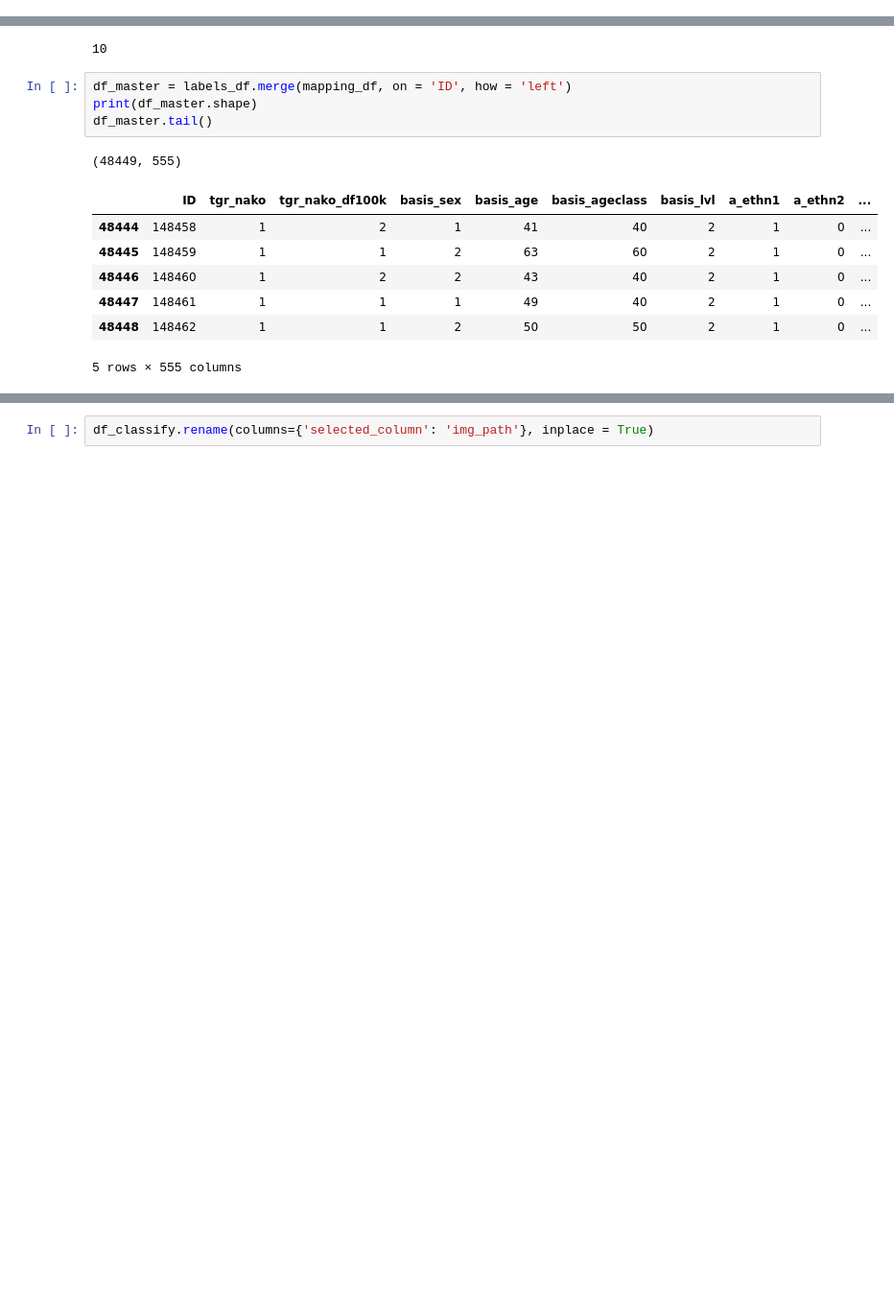
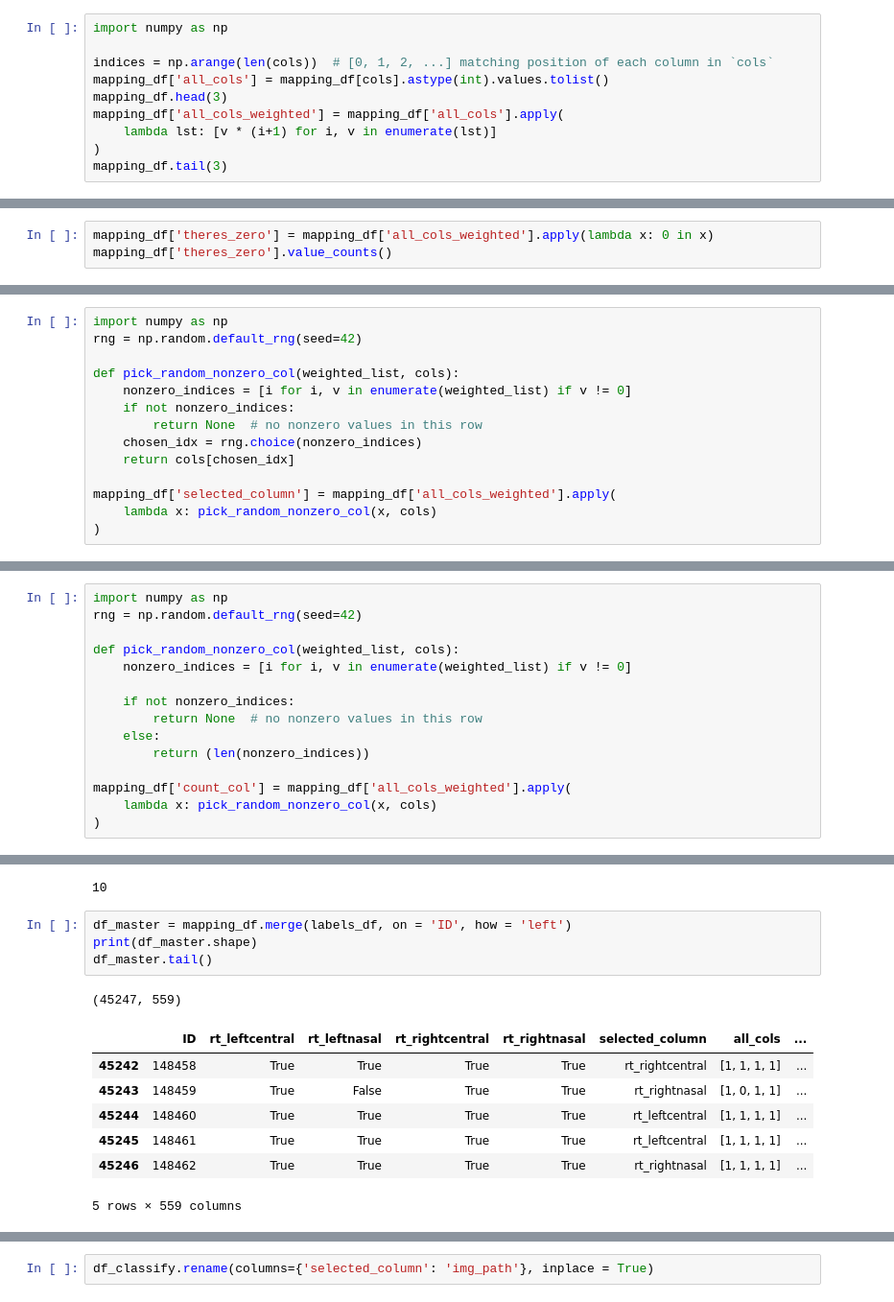
Before and after one commit to berenslab/leverage-data, a Jupyter notebook: linear_probe.ipynb, the cells around one changed output, grey strips where cells are left out. Shown at 96% size. Drawn from its saved outputs; the diff is of its cells as text; blank space fills up the shorter version.

```diff
--- a/linear_probe.ipynb
+++ b/linear_probe.ipynb
@@ -105,3 +102,13 @@ mapping_df.head()
 | 2 | 100002 | True | True | True | True | rt_rightcentral |
 | 3 | 100003 | True | True | True | True | rt_leftnasal |
 | 4 | 100004 | True | True | True | True | rt_leftnasal |
+# %%
+import numpy as np
+
+indices = np.arange(len(cols))  # [0, 1, 2, ...] matching position of each column in `cols`
+mapping_df['all_cols'] = mapping_df[cols].astype(int).values.tolist()
+mapping_df.head(3)
+mapping_df['all_cols_weighted'] = mapping_df['all_cols'].apply(
+    lambda lst: [v * (i+1) for i, v in enumerate(lst)]
+)
+mapping_df.tail(3)
@@ -107,0 +120,3 @@ mapping_df.head()
+# %%
+mapping_df['theres_zero'] = mapping_df['all_cols_weighted'].apply(lambda x: 0 in x)
+mapping_df['theres_zero'].value_counts()
@@ -107,0 +144,14 @@ mapping_df.head()
+# %%
+import numpy as np
+rng = np.random.default_rng(seed=42)
+
+def pick_random_nonzero_col(weighted_list, cols):
+    nonzero_indices = [i for i, v in enumerate(weighted_list) if v != 0]
+    if not nonzero_indices:
+        return None  # no nonzero values in this row
+    chosen_idx = rng.choice(nonzero_indices)
+    return cols[chosen_idx]
+
+mapping_df['selected_column'] = mapping_df['all_cols_weighted'].apply(
+    lambda x: pick_random_nonzero_col(x, cols)
+)
@@ -107,0 +167,15 @@ mapping_df.head()
+# %%
+import numpy as np
+rng = np.random.default_rng(seed=42)
+
+def pick_random_nonzero_col(weighted_list, cols):
+    nonzero_indices = [i for i, v in enumerate(weighted_list) if v != 0]
+
+    if not nonzero_indices:
+        return None  # no nonzero values in this row
+    else:
+        return (len(nonzero_indices))
+
+mapping_df['count_col'] = mapping_df['all_cols_weighted'].apply(
+    lambda x: pick_random_nonzero_col(x, cols)
+)
@@ -286,18 +396,18 @@ len(set(list(mapping_df['ID'])).difference(set(list(labels_df['ID']))))
 # %% [output]
 10
 # %%
-df_master = labels_df.merge(mapping_df, on = 'ID', how = 'left')
+df_master = mapping_df.merge(labels_df, on = 'ID', how = 'left')
 print(df_master.shape)
 df_master.tail()
 # %% [output]
-(48449, 555)
+(45247, 559)
-|  | ID | tgr_nako | tgr_nako_df100k | basis_sex | basis_age | basis_ageclass | basis_lvl | a_ethn1 | a_ethn2 | ... |
-| 48444 | 148458 | 1 | 2 | 1 | 41 | 40 | 2 | 1 | 0 | ... |
-| 48445 | 148459 | 1 | 1 | 2 | 63 | 60 | 2 | 1 | 0 | ... |
-| 48446 | 148460 | 1 | 2 | 2 | 43 | 40 | 2 | 1 | 0 | ... |
-| 48447 | 148461 | 1 | 1 | 1 | 49 | 40 | 2 | 1 | 0 | ... |
-| 48448 | 148462 | 1 | 1 | 2 | 50 | 50 | 2 | 1 | 0 | ... |
+|  | ID | rt_leftcentral | rt_leftnasal | rt_rightcentral | rt_rightnasal | selected_column | all_cols | ... |
+| 45242 | 148458 | True | True | True | True | rt_rightcentral | [1, 1, 1, 1] | ... |
+| 45243 | 148459 | True | False | True | True | rt_rightnasal | [1, 0, 1, 1] | ... |
+| 45244 | 148460 | True | True | True | True | rt_leftcentral | [1, 1, 1, 1] | ... |
+| 45245 | 148461 | True | True | True | True | rt_leftcentral | [1, 1, 1, 1] | ... |
+| 45246 | 148462 | True | True | True | True | rt_rightnasal | [1, 1, 1, 1] | ... |
-5 rows × 555 columns
+5 rows × 559 columns
 # %%
 df_classify = df_master[['ID', 'selected_column', 'basis_sex', 'basis_uort', 'any_eye_disease', 'all_unknown']+EYE_DISEASES]
 print(df_classify.shape)
```
Also changed, not shown: parts of 43 cells of this notebook, 5 other files.
